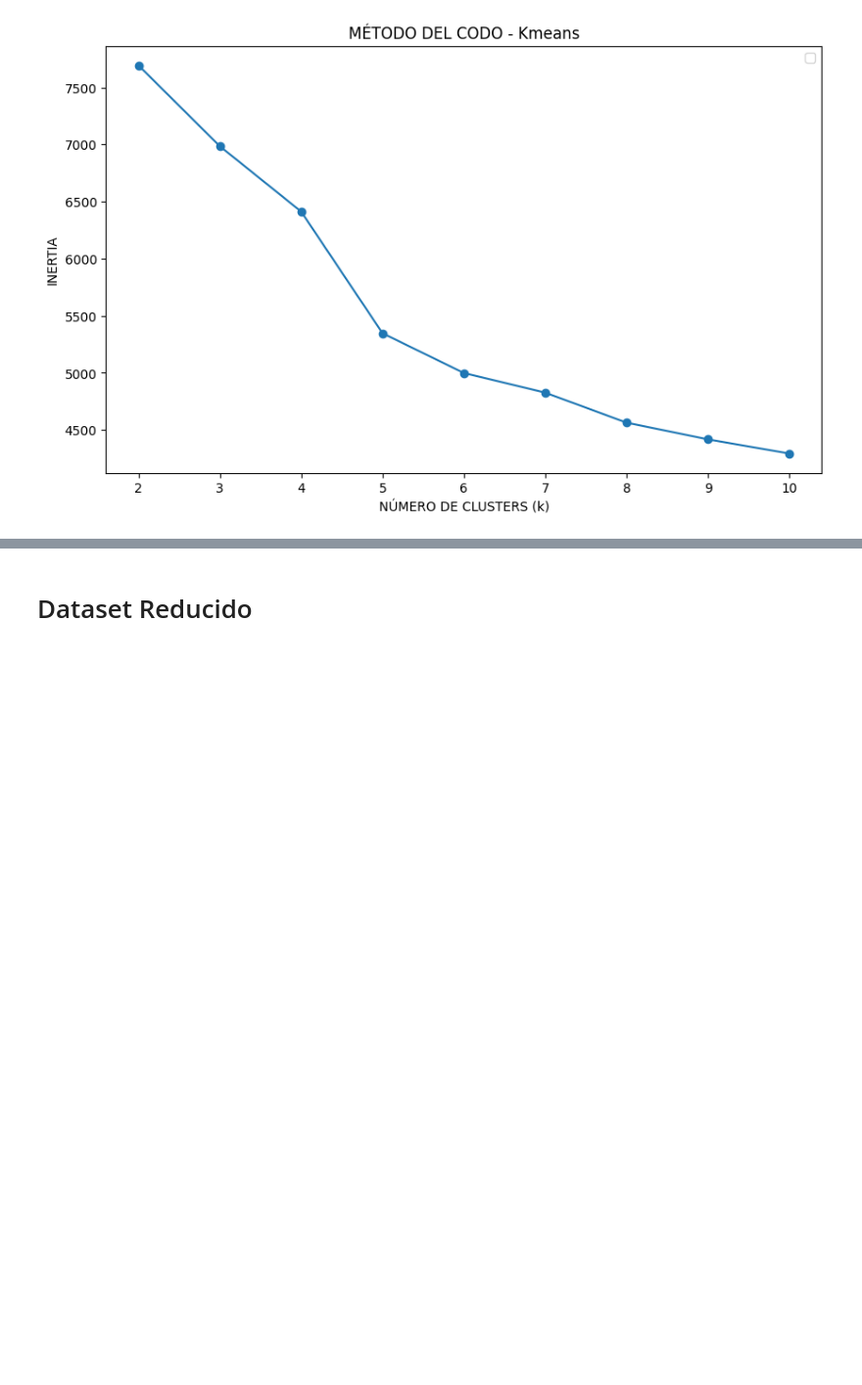
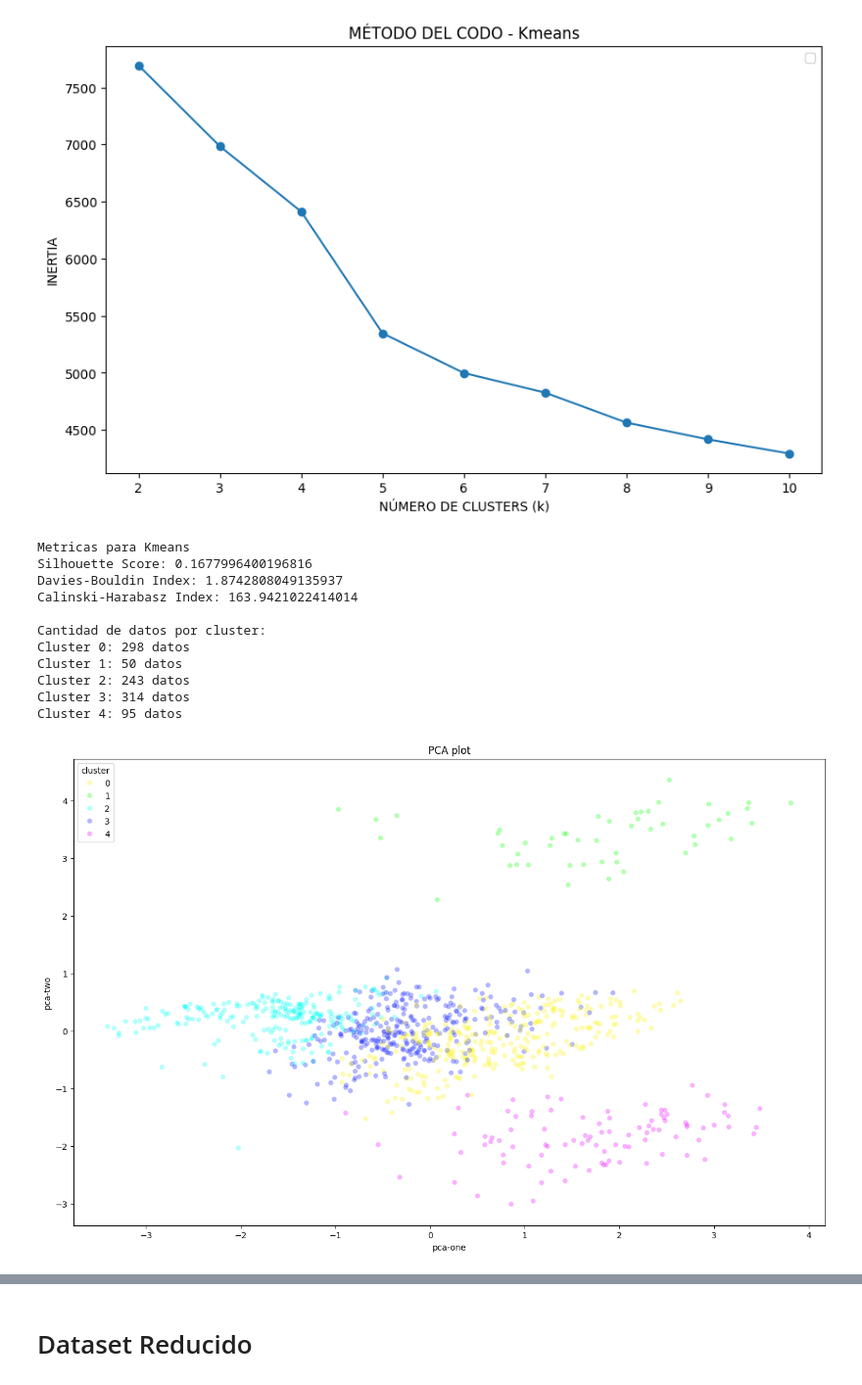
Before and after one commit to BnjmnNicholas/Proyecto_mineria_cc5205, a Jupyter notebook: Reporte_Hito_3.ipynb, the cells around one changed output, grey strips where cells are left out. Shown at 98% size. Saved outputs shown, nothing was run; the diff lists cells and outputs as text; code cells hidden in the pictures; blank space fills up the shorter version.

```diff
--- a/Reporte_Hito_3.ipynb
+++ b/Reporte_Hito_3.ipynb
@@ -1209,16 +1202,33 @@ No artists with labels found to put in legend.  Note that artists whose label st
 [figure]
 # %%
 # Valor optimo segun grafico
+model = 'Kmeans'
+dataset = 'Full'
+output_path = 'resultados/' + dataset + '_' + model
+
 k_optimo = 5
 
 # clustering
 df_full_clustered, df_full_scaled_clustered = get_clusters(df_full, df_full_scaled,model,k_optimo)
 
 # metricas
 get_metrics(df_full_scaled_clustered, model)
 
 # visualizaciones
 plot_PCA(df_full_scaled_clustered, output_path + '/pca')
 plot_UMAP(df_full_scaled_clustered, output_path + '/umap')
 
 # [Lucas]
+# %% [output]
+Metricas para Kmeans
+Silhouette Score: 0.1677996400196816
+Davies-Bouldin Index: 1.8742808049135937
+Calinski-Harabasz Index: 163.9421022414014
+
+Cantidad de datos por cluster:
+Cluster 0: 298 datos
+Cluster 1: 50 datos
+Cluster 2: 243 datos
+Cluster 3: 314 datos
+Cluster 4: 95 datos
+[figure, added]
```
Also changed, not shown: parts of 12 cells of this notebook.
